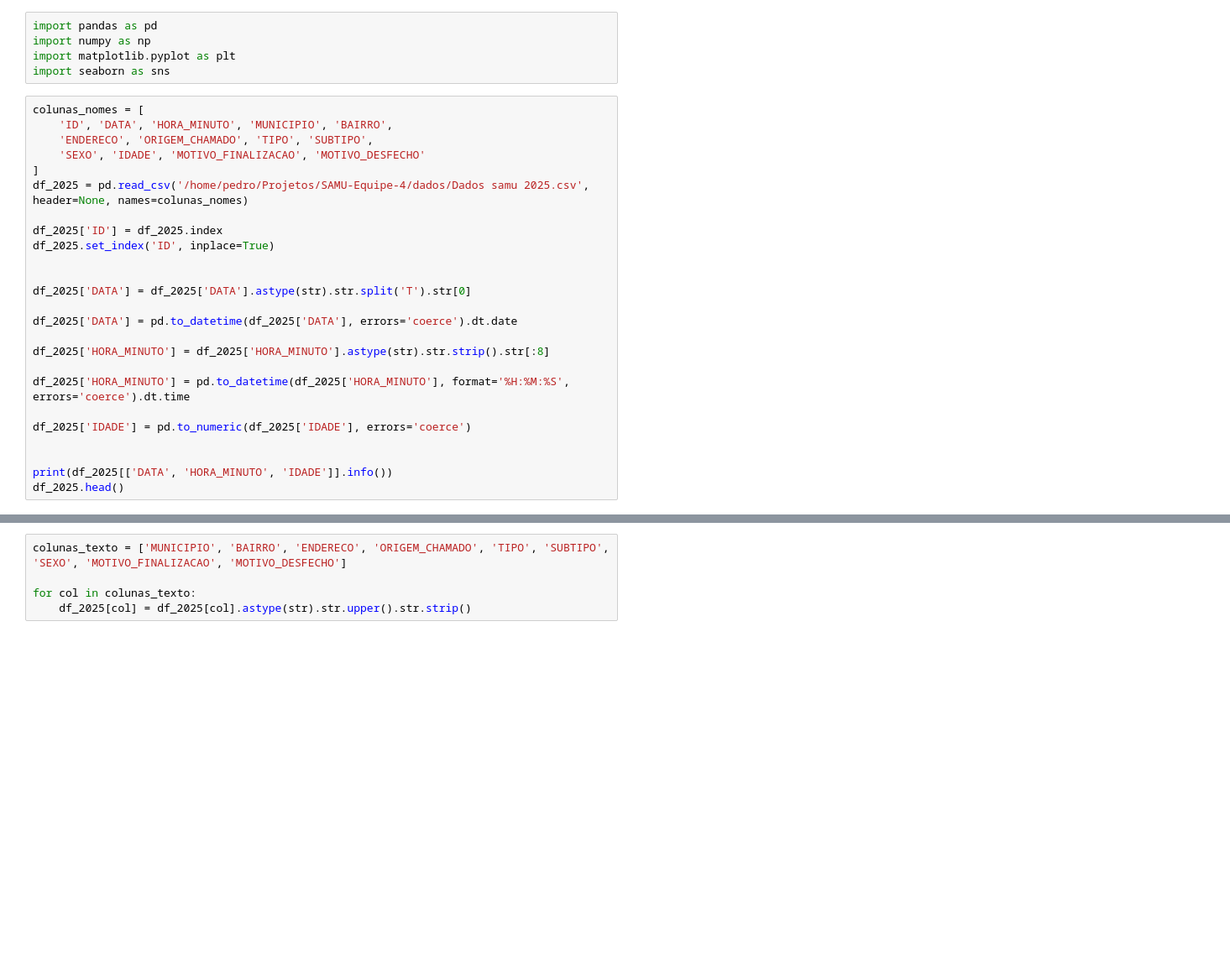
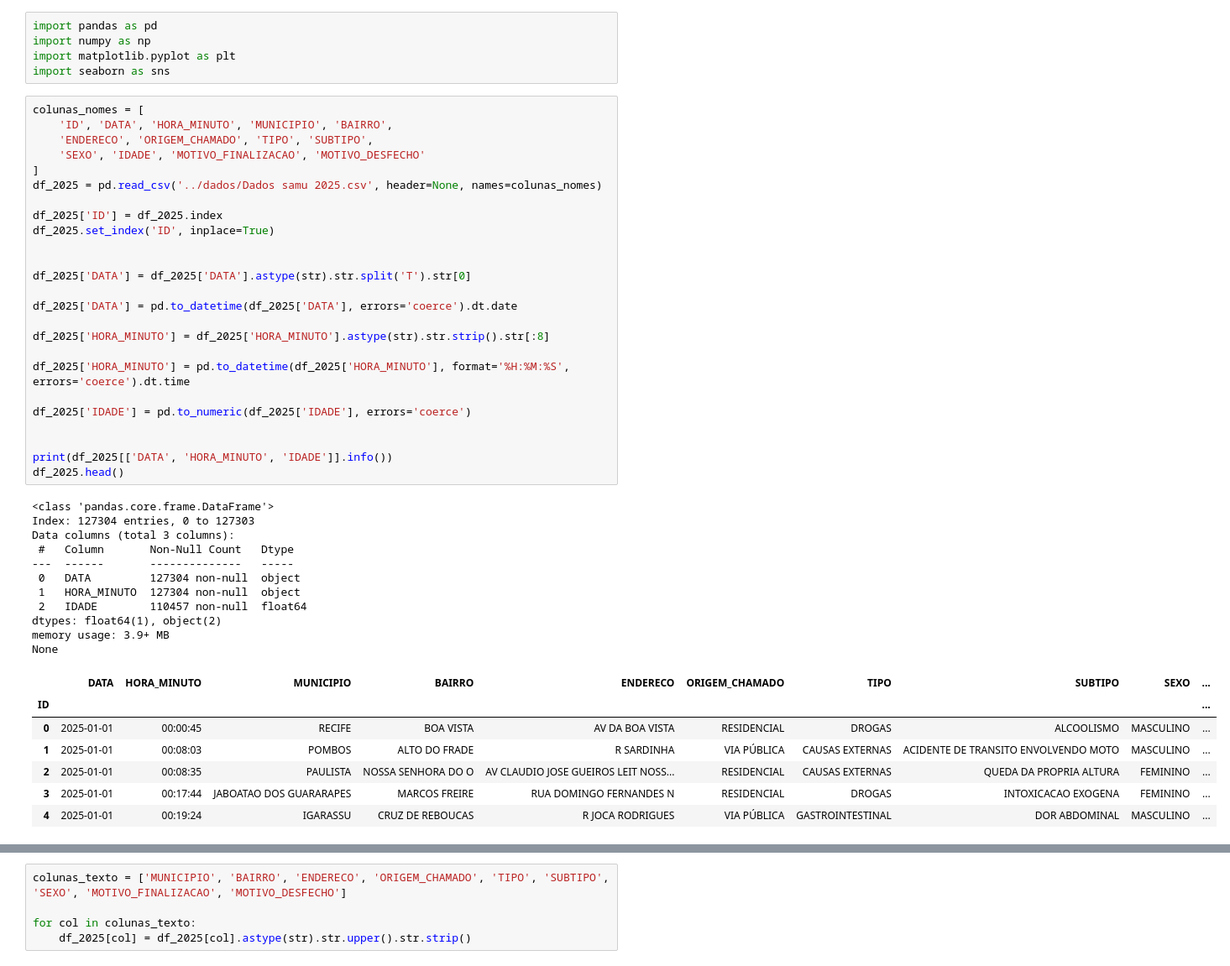
Before and after one commit to fabio-uchoa/SAMU-Equipe-4, a Jupyter notebook: ETL/dados_2025.ipynb, the cells around one changed output, grey strips where cells are left out. Shown at 84% size. Cells and saved outputs as stored; diff of their text form; blank space fills up the shorter version.

```diff
--- a/ETL/dados_2025.ipynb
+++ b/ETL/dados_2025.ipynb
@@ -6,28 +6,47 @@ import seaborn as sns
 # %%
 colunas_nomes = [
     'ID', 'DATA', 'HORA_MINUTO', 'MUNICIPIO', 'BAIRRO',
     'ENDERECO', 'ORIGEM_CHAMADO', 'TIPO', 'SUBTIPO',
     'SEXO', 'IDADE', 'MOTIVO_FINALIZACAO', 'MOTIVO_DESFECHO'
 ]
-df_2025 = pd.read_csv('/home/pedro/Projetos/SAMU-Equipe-4/dados/Dados samu 2025.csv', header=None, names=colunas_nomes)
+df_2025 = pd.read_csv('../dados/Dados samu 2025.csv', header=None, names=colunas_nomes)
 
 df_2025['ID'] = df_2025.index
 df_2025.set_index('ID', inplace=True)
 
 
 df_2025['DATA'] = df_2025['DATA'].astype(str).str.split('T').str[0]
 
 df_2025['DATA'] = pd.to_datetime(df_2025['DATA'], errors='coerce').dt.date
 
 df_2025['HORA_MINUTO'] = df_2025['HORA_MINUTO'].astype(str).str.strip().str[:8]
 
 df_2025['HORA_MINUTO'] = pd.to_datetime(df_2025['HORA_MINUTO'], format='%H:%M:%S', errors='coerce').dt.time
 
 df_2025['IDADE'] = pd.to_numeric(df_2025['IDADE'], errors='coerce')
 
 
 print(df_2025[['DATA', 'HORA_MINUTO', 'IDADE']].info())
 df_2025.head()
+# %% [output]
+<class 'pandas.core.frame.DataFrame'>
+Index: 127304 entries, 0 to 127303
+Data columns (total 3 columns):
+ #   Column       Non-Null Count   Dtype
+---  ------       --------------   -----
+ 0   DATA         127304 non-null  object
+ 1   HORA_MINUTO  127304 non-null  object
+ 2   IDADE        110457 non-null  float64
+dtypes: float64(1), object(2)
+memory usage: 3.9+ MB
+None
+|  | DATA | HORA_MINUTO | MUNICIPIO | BAIRRO | ENDERECO | ORIGEM_CHAMADO | TIPO | SUBTIPO | SEXO | ... |
+| ID |  |  |  |  |  |  |  |  |  | ... |
+| 0 | 2025-01-01 | 00:00:45 | RECIFE | BOA VISTA | AV DA BOA VISTA | RESIDENCIAL | DROGAS | ALCOOLISMO | MASCULINO | ... |
+| 1 | 2025-01-01 | 00:08:03 | POMBOS | ALTO DO FRADE | R SARDINHA | VIA PÚBLICA | CAUSAS EXTERNAS | ACIDENTE DE TRANSITO ENVOLVENDO MOTO | MASCULINO | ... |
+| 2 | 2025-01-01 | 00:08:35 | PAULISTA | NOSSA SENHORA DO O | AV CLAUDIO JOSE GUEIROS LEIT NOSS... | RESIDENCIAL | CAUSAS EXTERNAS | QUEDA DA PROPRIA ALTURA | FEMININO | ... |
+| 3 | 2025-01-01 | 00:17:44 | JABOATAO DOS GUARARAPES | MARCOS FREIRE | RUA DOMINGO FERNANDES N | RESIDENCIAL | DROGAS | INTOXICACAO EXOGENA | FEMININO | ... |
+| 4 | 2025-01-01 | 00:19:24 | IGARASSU | CRUZ DE REBOUCAS | R JOCA RODRIGUES | VIA PÚBLICA | GASTROINTESTINAL | DOR ABDOMINAL | MASCULINO | ... |
 # %%
 print("Tipo real na coluna DATA:", type(df_2025['DATA'].iloc[0]))
 
```
Also changed, not shown: parts of 13 cells of this notebook, 1 other file.
